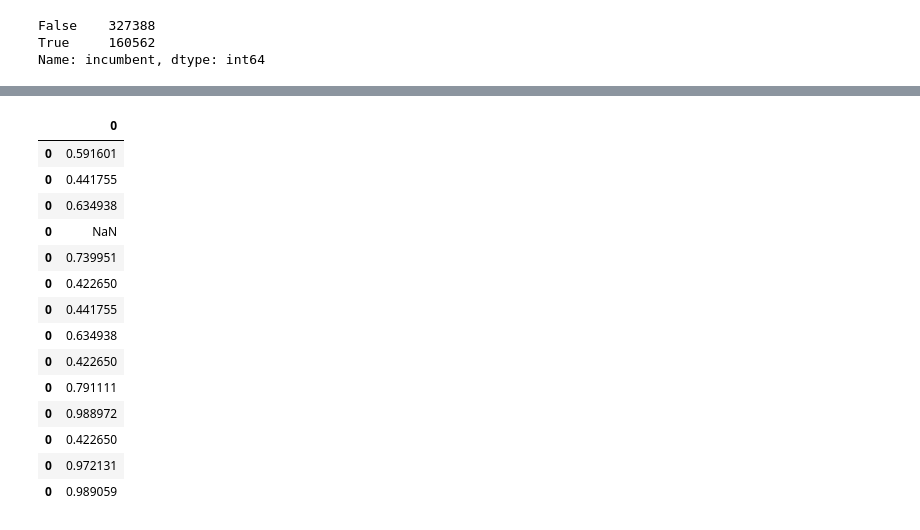
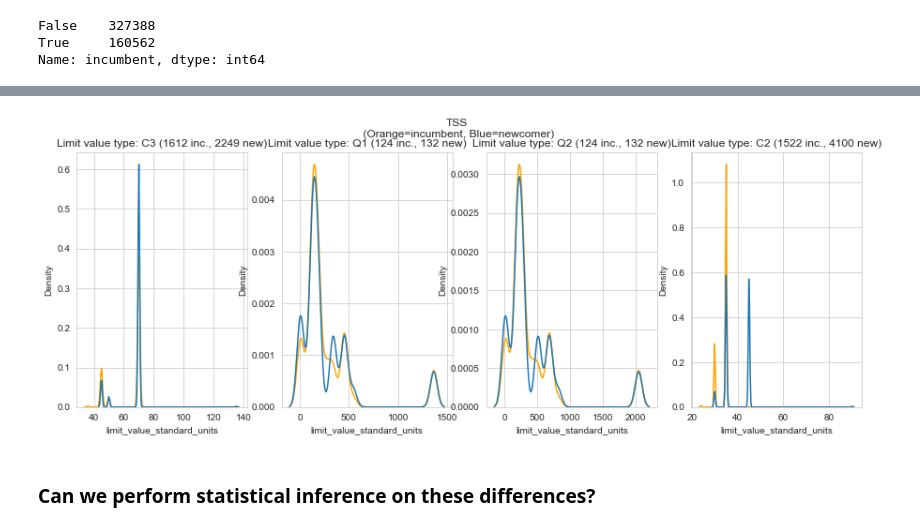
Before and after one commit to reglab/TMDLs_archived, a Jupyter notebook: exploring_grandfathering.ipynb, the cells around one changed output, grey strips where cells are left out. Saved outputs shown, nothing was run; the diff lists cells and outputs as text; code cells hidden in the pictures.

```diff
--- a/exploring_grandfathering.ipynb
+++ b/exploring_grandfathering.ipynb
@@ -91,0 +89,6 @@ plot_incumbent_comparison(to_plot, 'TSS', bw=0.3)
+# %%
+plot_incumbent_comparison(AL_TSS, 'TSS', bw=0.3)
+# %% [output]
+[figure, added]
+# %% [markdown]
+### Can we perform statistical inference on these differences?
@@ -116,18 +122,0 @@ for i in range(0, len(grouped)):
-# %%
-p_values
-# %% [output]
-|  | 0 |
-| 0 | 0.591601 |
-| 0 | 0.441755 |
-| 0 | 0.634938 |
-| 0 | NaN |
-| 0 | 0.739951 |
-| 0 | 0.422650 |
-| 0 | 0.441755 |
-| 0 | 0.634938 |
-| 0 | 0.422650 |
-| 0 | 0.791111 |
-| 0 | 0.988972 |
-| 0 | 0.422650 |
-| 0 | 0.972131 |
-| 0 | 0.989059 |
```
Also changed, not shown: parts of 14 cells of this notebook.
